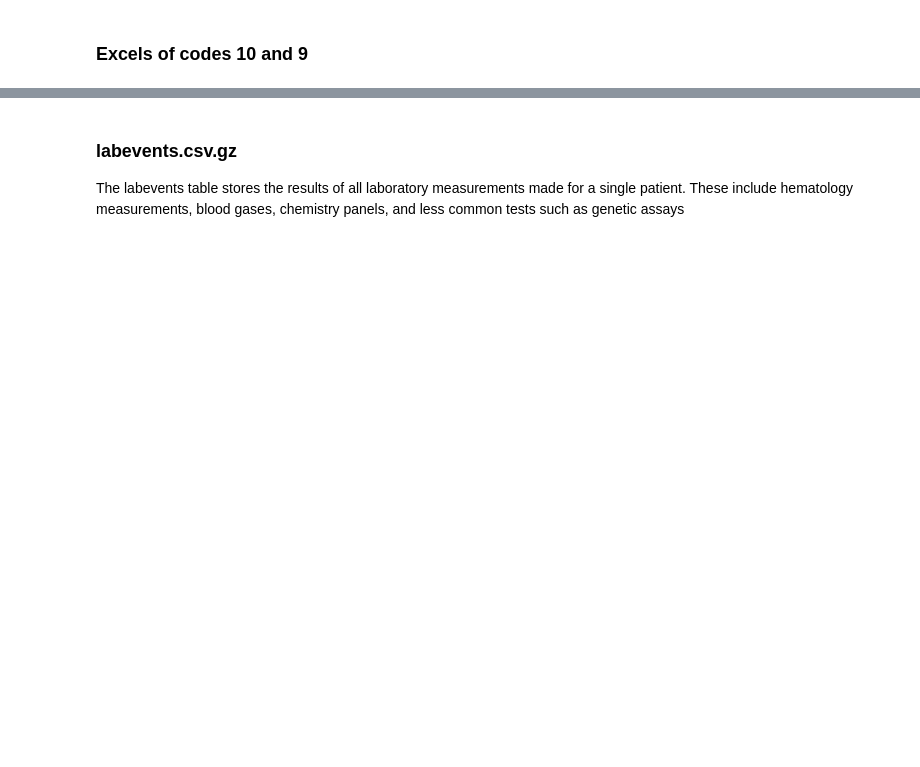
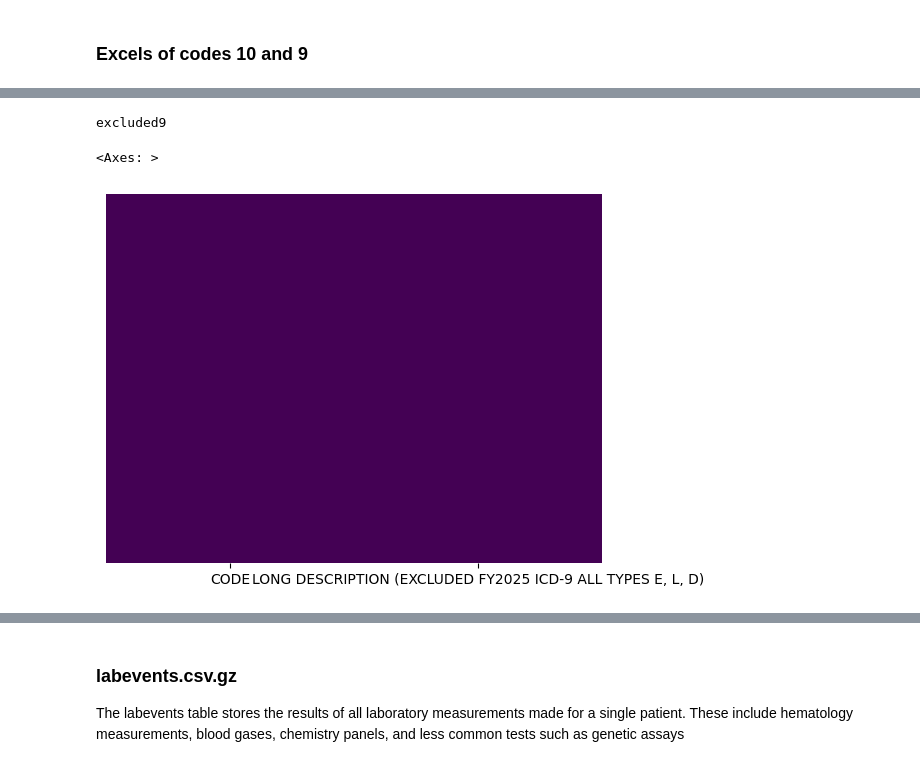
Before and after one commit to CatarinaCosta02/Master_Thesis, a Jupyter notebook: profiling/diagnosis.ipynb, the cells around one changed output, grey strips where cells are left out. Drawn from its saved outputs; the diff is of its cells as text; code cells hidden in the pictures; blank space fills up the shorter version.

```diff
--- a/profiling/diagnosis.ipynb
+++ b/profiling/diagnosis.ipynb
@@ -261,0 +334,14 @@ code_counts.to_csv('code_counts.csv', index=False)
+# %%
+import seaborn as sns
+
+print("excluded9")
+sns.heatmap(
+    excluded9.isnull(),
+    yticklabels=False,
+    cbar=False,
+    cmap='viridis'
+)
+# %% [output]
+excluded9
+<Axes: >
+[figure, added]
```
Also changed, not shown: parts of 9 cells of this notebook, 5 other files.
